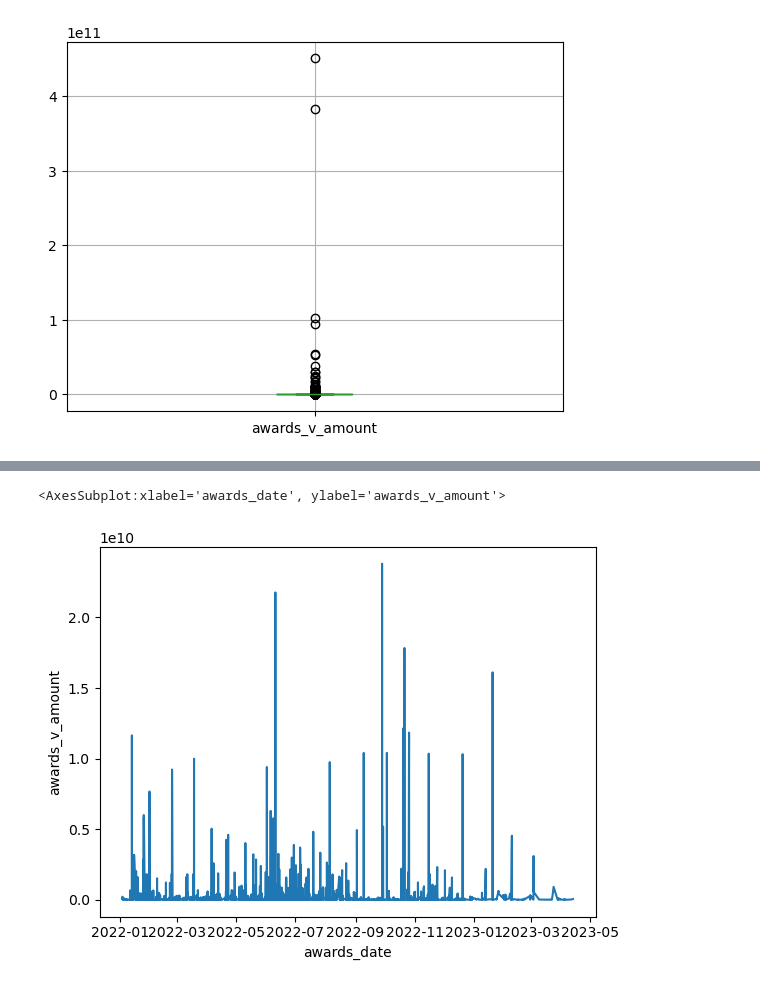
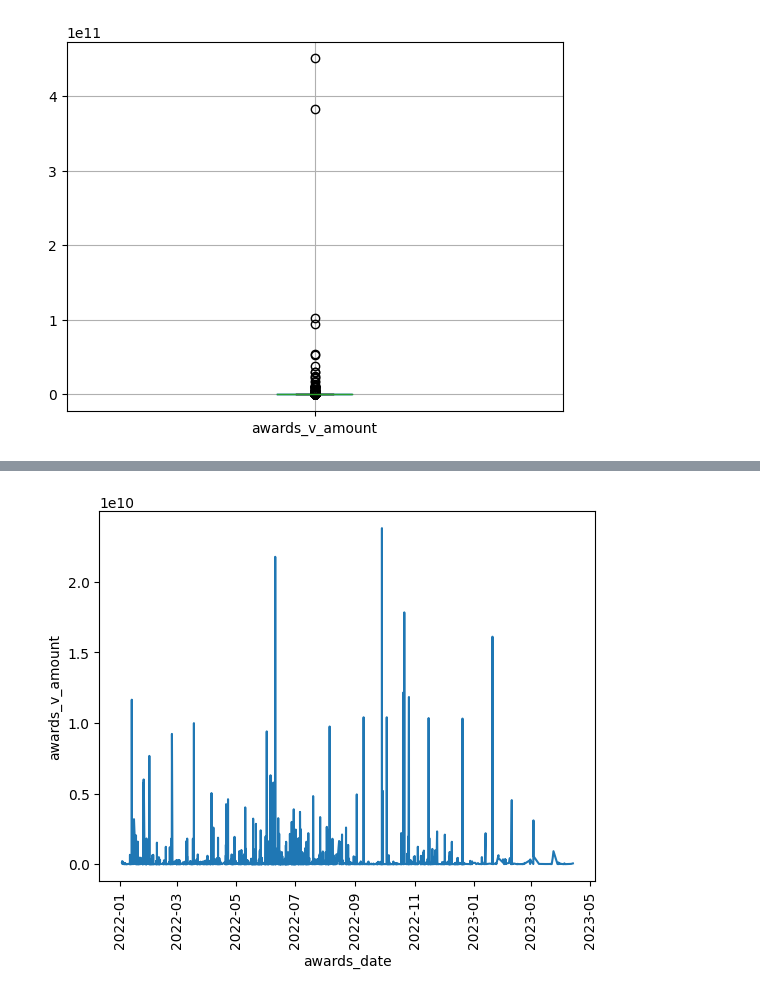
Before and after one commit to spranner5/recruitment_demo, a Jupyter notebook: python/summary.ipynb, the cells around one changed output, grey strips where cells are left out. Cells and saved outputs as stored; diff of their text form; code cells hidden in the pictures.

Commit message:
fix rotation

```diff
--- a/python/summary.ipynb
+++ b/python/summary.ipynb
@@ -141,7 +141,15 @@ exltop = df[mask]
 # %%
 
 import matplotlib.pyplot as plt
-sns.lineplot(x='awards_date', y="awards_v_amount", data=exltop)
+plt.figure()
+chart = sns.lineplot(x='awards_date', y="awards_v_amount", data=exltop)
+
+# Rotate the xlabels
+#chart.set_xticklabels(chart.get_xticklabels(), rotation=45)
+
+chart.xaxis.set_tick_params(labelrotation = 90)
+
+# Show the plot
+plt.show()
 # %% [output]
-<AxesSubplot:xlabel='awards_date', ylabel='awards_v_amount'>
-[figure, old version]
+[figure, new version]
```
Also changed, not shown: parts of 1 cell of this notebook.
